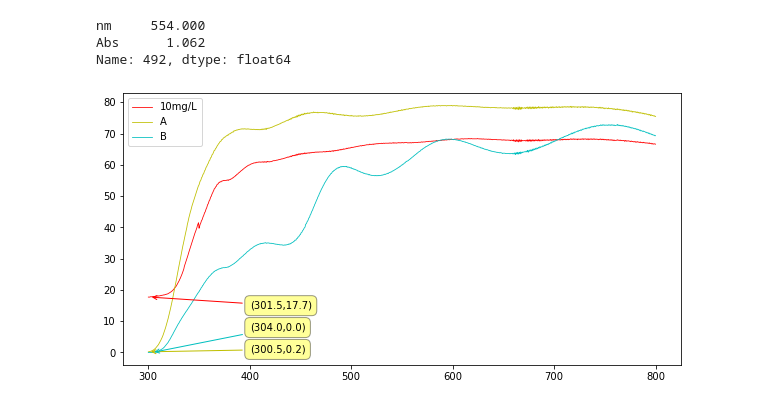
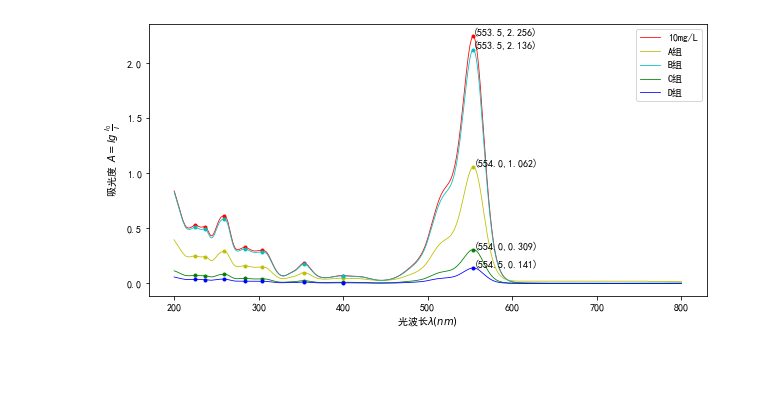
Before and after one commit to tsaihsiaoyi/Jupyter, a Jupyter notebook: Experimental_data/test.ipynb, the cells around one changed output. Drawn from its saved outputs; the diff is of its cells as text; code cells hidden in the pictures; blank space fills up the shorter version.

```diff
--- a/Experimental_data/test.ipynb
+++ b/Experimental_data/test.ipynb
@@ -23,31 +21,23 @@ plt.legend()
-# %%
-max_number=A['Abs'].idxmax()
-A.iloc[max_number]
-# %% [output]
-nm     554.000
-Abs      1.062
-Name: 492, dtype: float64
-# %%
-TiO2=pd.read_csv('TiO2.csv')
-WO3=pd.read_csv('WO3.csv')
-BiVO4=pd.read_csv('BiVO4.csv')
-data_lis_2=[TiO2,WO3,BiVO4]
-name_lis_2=['TiO2','WO3','BiVO4']
-plt.figure(figsize=[10,5])
-for i in range(3):
-    plt.plot(data_lis_2[i]['nm'],data_lis_2[i]['T%'],label=name_lis[i],linewidth=0.8,color=color[i])
-for i in range(3):
-    min=data_lis_2[i]['T%'].idxmin()
-    #plt.plot(data_lis_2[i].iloc[min]['nm'],data_lis_2[i].iloc[min]['T%'],color=color[i])
-    plt.annotate(
-        '('+str(data_lis_2[i].iloc[min]['nm'])+','+str(data_lis_2[i].iloc[min]['T%'])+')',
-        xy=(data_lis_2[i].iloc[min]['nm'],data_lis_2[i].iloc[min]['T%']),
-        xytext=(400,(i-1)*7 if i!=0 else 14),
-        arrowprops=dict(arrowstyle='->',connectionstyle='arc3',color=color[i]),
-        bbox=dict(boxstyle='round,pad=0.5', fc='yellow', ec='k',lw=1 ,alpha=0.4)
-    )
-    #plt.text(data_lis_2[i].iloc[min]['nm'],data_lis_2[i].iloc[min]['T%'],'('+str(data_lis_2[i].iloc[min]['nm'])+','+str(data_lis_2[i].iloc[min]['T%'])+')')
-plt.legend()
-plt.show()
-# %% [output]
-[figure, removed]
+# %%
+peaks_lis=[]
+plt.figure(figsize=[10,5])
+plt.xlabel(r'光波长$\lambda(nm)$')
+plt.ylabel(r'吸光度 $A=lg\ {\frac{I_0}{I}}$')
+xy=standard.values.T
+x=xy[0]
+y=signal.savgol_filter(xy[1],53,10)
+peaks=signal.find_peaks(y,prominence=0.002)
+for i in range(5):
+    xy=data_lis[i].values.T
+    x=xy[0]
+    y=signal.savgol_filter(xy[1],53,10)
+    peaks_x=[x[i] for i in peaks[0]]
+    peaks_y=[y[i] for i in peaks[0]]
+    max_point=max(xy.T,key=lambda a:a[1])
+    plt.plot(peaks_x,peaks_y,'.',color=color[i])
+    plt.plot(x,y,label=name_lis[i],linewidth=0.8,color=color[i])
+    plt.text(*max_point,s='('+str(max_point[0])+','+str(max_point[1])+')')
+plt.legend()
+plt.show()
+# %% [output]
+[figure, added]
```
Also changed, not shown: parts of 9 cells of this notebook.
